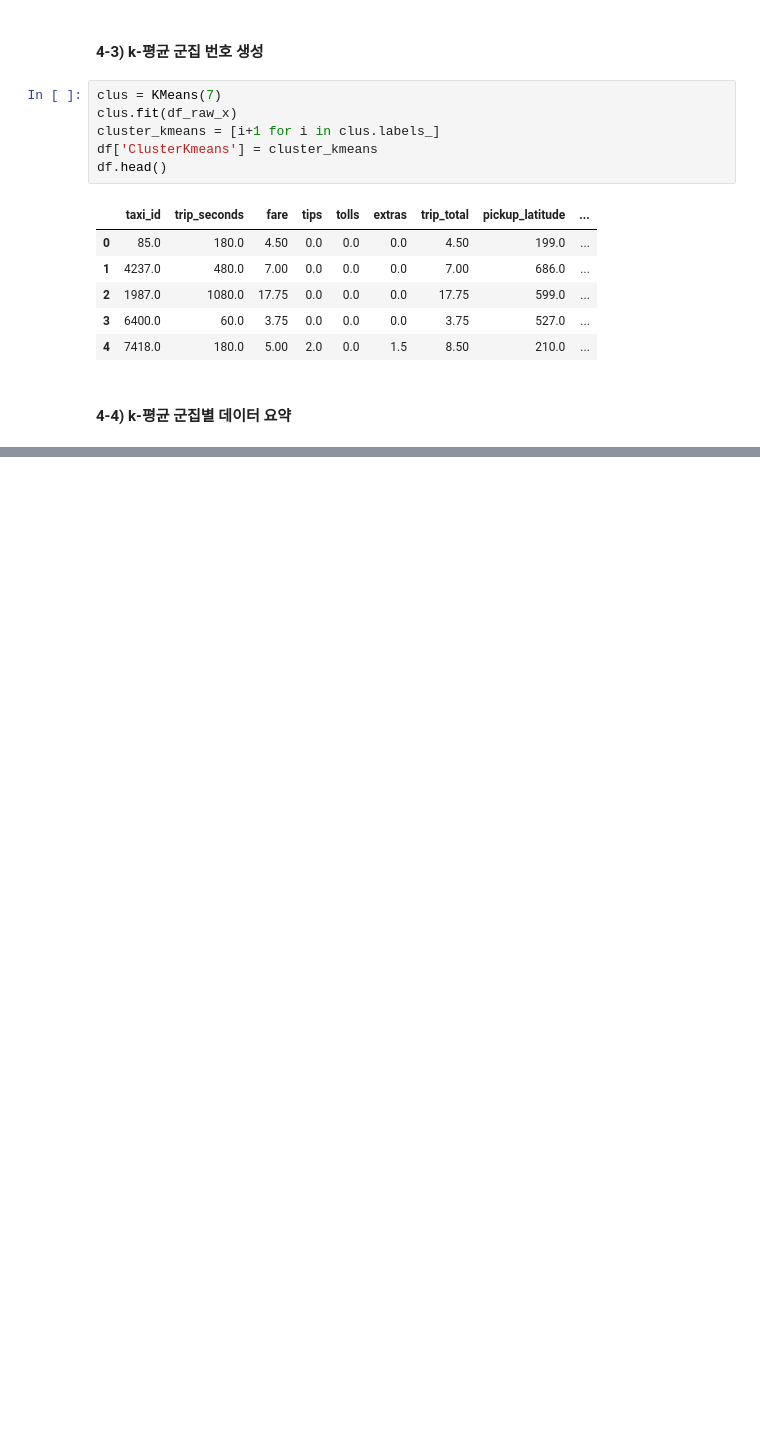
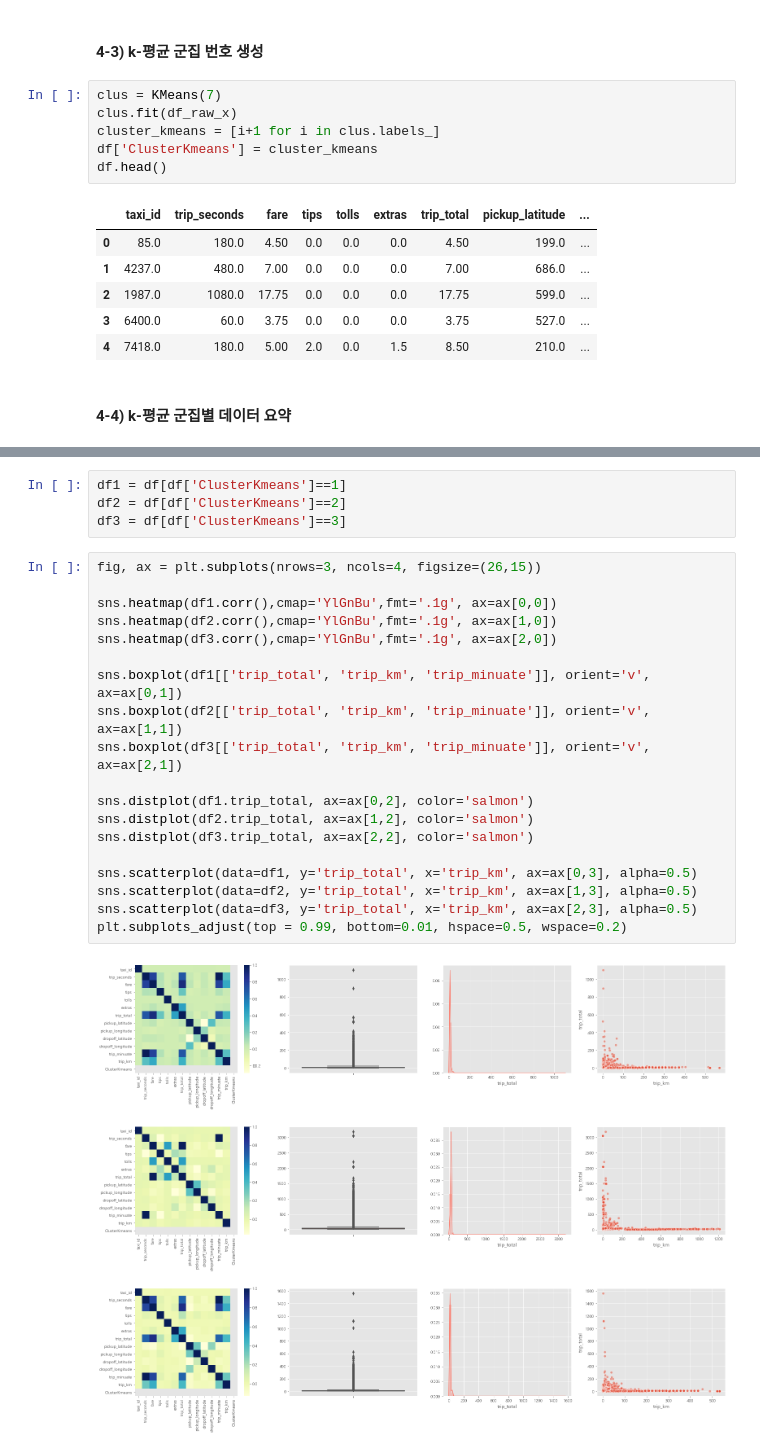
Before and after one commit to Hinterhalter/Kaggle, a Jupyter notebook: New_EDA.ipynb, the cells around one changed output, grey strips where cells are left out. Drawn from its saved outputs; the diff is of its cells as text; blank space fills up the shorter version.

```diff
--- a/New_EDA.ipynb
+++ b/New_EDA.ipynb
@@ -198,0 +182,25 @@ plt.title('시간대 별 이용 건수')
+# %%
+df1 = df[df['ClusterKmeans']==1]
+df2 = df[df['ClusterKmeans']==2]
+df3 = df[df['ClusterKmeans']==3]
+# %%
+fig, ax = plt.subplots(nrows=3, ncols=4, figsize=(26,15))
+
+sns.heatmap(df1.corr(),cmap='YlGnBu',fmt='.1g', ax=ax[0,0])
+sns.heatmap(df2.corr(),cmap='YlGnBu',fmt='.1g', ax=ax[1,0])
+sns.heatmap(df3.corr(),cmap='YlGnBu',fmt='.1g', ax=ax[2,0])
+
+sns.boxplot(df1[['trip_total', 'trip_km', 'trip_minuate']], orient='v', ax=ax[0,1])
+sns.boxplot(df2[['trip_total', 'trip_km', 'trip_minuate']], orient='v', ax=ax[1,1])
+sns.boxplot(df3[['trip_total', 'trip_km', 'trip_minuate']], orient='v', ax=ax[2,1])
+
+sns.distplot(df1.trip_total, ax=ax[0,2], color='salmon')
+sns.distplot(df2.trip_total, ax=ax[1,2], color='salmon')
+sns.distplot(df3.trip_total, ax=ax[2,2], color='salmon')
+
+sns.scatterplot(data=df1, y='trip_total', x='trip_km', ax=ax[0,3], alpha=0.5)
+sns.scatterplot(data=df2, y='trip_total', x='trip_km', ax=ax[1,3], alpha=0.5)
+sns.scatterplot(data=df3, y='trip_total', x='trip_km', ax=ax[2,3], alpha=0.5)
+plt.subplots_adjust(top = 0.99, bottom=0.01, hspace=0.5, wspace=0.2)
+# %% [output]
+[figure, added]
```
Also changed, not shown: parts of 8 cells of this notebook.
